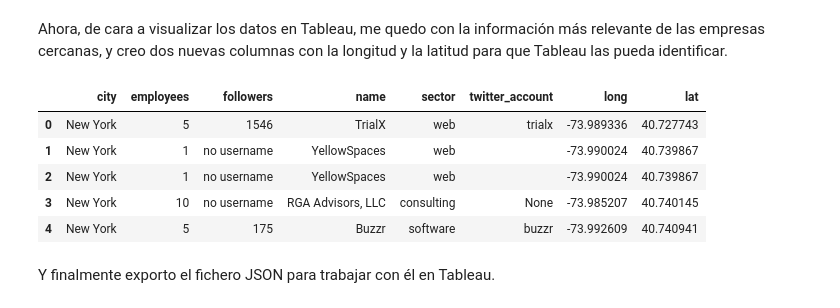
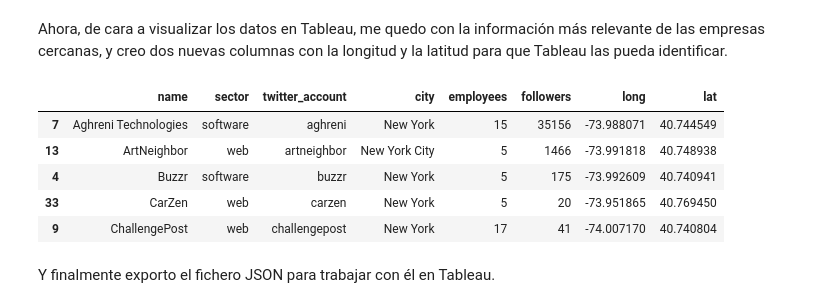
Before and after one commit to alejandroperela/datamad0119, a Jupyter notebook: module-2/tableau-project/your-code/Code.ipynb, the cells around one changed output. Cells and saved outputs as stored; diff of their text form; code cells hidden in the pictures.

```diff
--- a/module-2/tableau-project/your-code/Code.ipynb
+++ b/module-2/tableau-project/your-code/Code.ipynb
@@ -318,16 +319,19 @@ Ahora, de cara a visualizar los datos en Tableau, me quedo con la información m
 # %%
 coords_TrialX = pd.DataFrame(pd.DataFrame(data_TrialX["position"].values.flatten().tolist())["coordinates"].values.tolist())
 clean_TrialX = pd.concat([data_TrialX,coords_TrialX],axis=1)
 clean_TrialX.drop(['_id',"position"], inplace=True, axis=1)
 clean_TrialX = clean_TrialX.rename({0:"long",1:"lat"}, axis=1)
-clean_TrialX.head()
+
+columns = ["name", "sector", "twitter_account", "city", "employees", "followers", "long", "lat"]
+clean_TrialX = clean_TrialX[columns]
+clean_TrialX.sort_values(by=["name"], ascending=True).head()
 # %% [output]
-|  | city | employees | followers | name | sector | twitter_account | long | lat |
-| 0 | New York | 5 | 1546 | TrialX | web | trialx | -73.989336 | 40.727743 |
-| 1 | New York | 1 | no username | YellowSpaces | web |  | -73.990024 | 40.739867 |
-| 2 | New York | 1 | no username | YellowSpaces | web |  | -73.990024 | 40.739867 |
-| 3 | New York | 10 | no username | RGA Advisors, LLC | consulting | None | -73.985207 | 40.740145 |
-| 4 | New York | 5 | 175 | Buzzr | software | buzzr | -73.992609 | 40.740941 |
+|  | name | sector | twitter_account | city | employees | followers | long | lat |
+| 7 | Aghreni Technologies | software | aghreni | New York | 15 | 35156 | -73.988071 | 40.744549 |
+| 13 | ArtNeighbor | web | artneighbor | New York City | 5 | 1466 | -73.991818 | 40.748938 |
+| 4 | Buzzr | software | buzzr | New York | 5 | 175 | -73.992609 | 40.740941 |
+| 33 | CarZen | web | carzen | New York | 5 | 20 | -73.951865 | 40.769450 |
+| 9 | ChallengePost | web | challengepost | New York | 17 | 41 | -74.007170 | 40.740804 |
 # %% [markdown]
 Y finalmente exporto el fichero JSON para trabajar con él en Tableau.
 # %%
```
Also changed, not shown: parts of 3 cells of this notebook, 1 other file.
